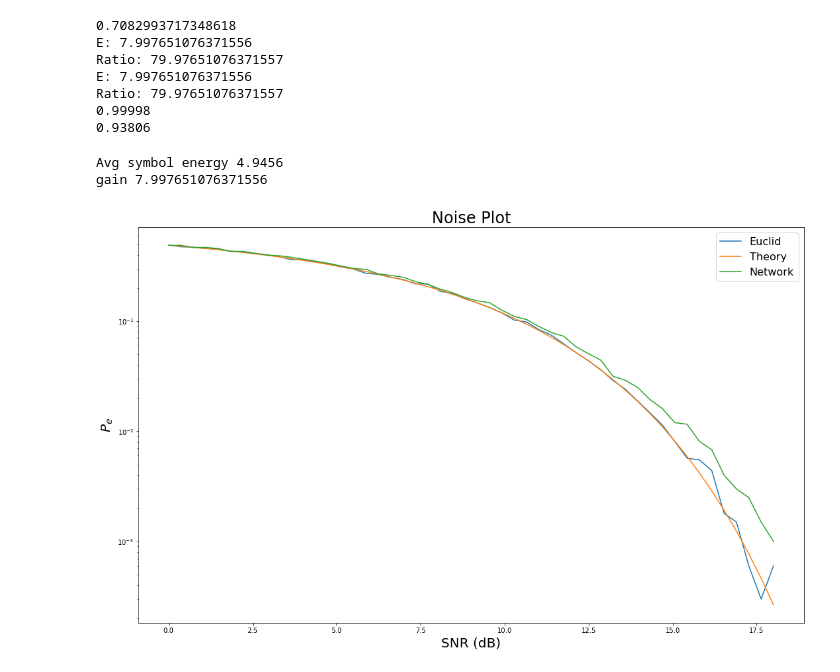
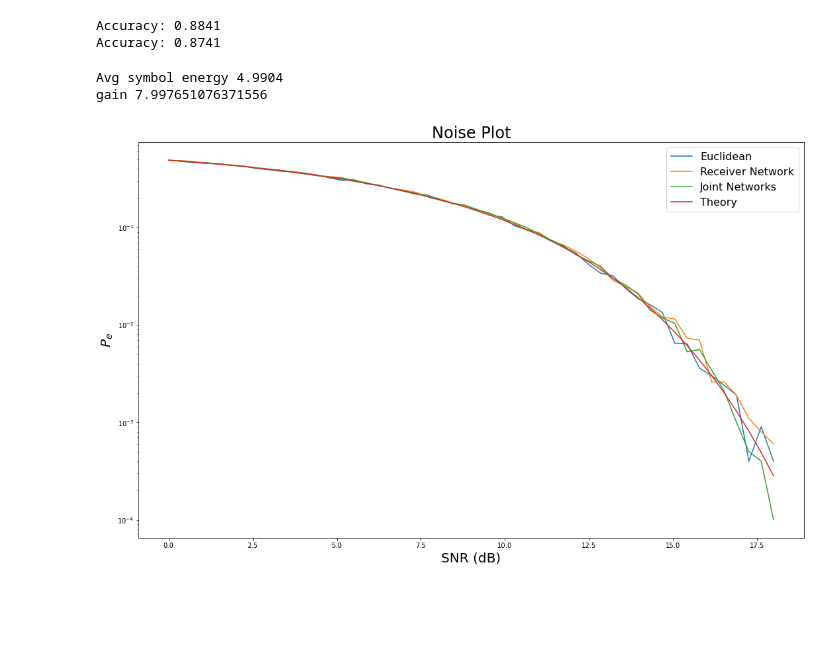
Before and after one commit to FaxMan1/Master-Thesis, a Jupyter notebook: Jupyter/MLFilterPytorch.ipynb, the cells around one changed output. Cells and saved outputs as stored; diff of their text form; code cells hidden in the pictures; blank space fills up the shorter version.

```diff
--- a/Jupyter/MLFilterPytorch.ipynb
+++ b/Jupyter/MLFilterPytorch.ipynb
@@ -104,47 +106,45 @@ plt.plot(learned_h)
 # %%
-#symbol_set = [7, 5, 3, 1, -1, -3, -5, -7] # all symbols that we use
-symbol_set = [3, 1, -1, 3]
-num_symbols = 100000
+# Evaluate
+
+symbol_set = [3, 1, -1, -3] # all symbols that we use
+num_symbols = 10000
 symbol_seq = np.random.choice(symbol_set, num_symbols, replace=True)
 m = 8
-CS = Comms_System(symbol_set=symbol_set, symbol_seq=symbol_seq, num_samples=m, norm_h=False)
-#sigma = 1 # corresponds roughly to SNR 16 (old sigma=1)
-#sigma = 0.7 # corresponds roughly to SNR 10 (old sigma=2)
-#sigma = 1.06 # corresponds roughly to SNR 6.4 (old sigma=3)
+CS = Comms_System(symbol_set=symbol_set, symbol_seq=symbol_seq, num_samples=m, beta=0.35)
 SNR = 10
-sigma = CS.SNRdb_to_sigma(SNR)
-print(sigma)
+# can never not normalize and not use gain. Either one or both.
+
+euclid_decisions = CS.transmission(SNRdb=SNR, mode='euclidean')
+receiver_net_decisions = CS.transmission(SNRdb=SNR, mode='network', model=NN)
 
 
-euclid_decisions = CS.transmission(noise_level=sigma, mode='euclidean', norm_signal=False)
-conv_decisions = CS.transmission(noise_level=sigma, mode='network', norm_signal=True, model=NN)
-
-print(1 - CS.evaluate(euclid_decisions)[1])
-print(1 - CS.evaluate(conv_decisions)[1])
+print("Accuracy:", 1 - CS.evaluate(euclid_decisions)[1])
+print("Accuracy:", 1 - CS.evaluate(receiver_net_decisions)[1])
 # %% [output]
-0.7082993717348618
-E: 7.997651076371556
-Ratio: 79.97651076371557
-E: 7.997651076371556
-Ratio: 79.97651076371557
-0.99998
-0.93806
+Accuracy: 0.8841
+Accuracy: 0.8741
-# %%
-SNRdbs, euclid_error_rates, network_error_rates, error_theory = SNR_plot_vanilla(model=NN, normalized_network=True)
-# %% [output]
-Avg symbol energy 4.9456
-gain 7.997651076371556
+# %%
+SNRdbs, euclid_er, network_er, NN_er, block_er, joint_er,  error_theory = \
+SNR_plot(num_symbols=10000, norm_nets=True, cutoff=2, all_components=False, rx_model=NN)
+# %% [output]
+Avg symbol energy 4.9904
+gain 7.997651076371556
 # %%
-plt.figure(figsize=(18, 11))
+plt.figure(figsize=(18,11))
 plt.title('Noise Plot', fontsize=24)
 plt.xlabel('SNR (dB)', fontsize=20)
 plt.ylabel('$P_e$', fontsize=20)
-plt.semilogy(SNRdbs, euclid_error_rates)
-plt.semilogy(SNRdbs, error_theory)
-plt.semilogy(SNRdbs, network_error_rates)
-
-legend = ['Euclid', 'Theory', 'Network']
-plt.legend(legend, fontsize=16)
+num = 0
+plt.semilogy(SNRdbs[num:], euclid_er[num:])
+#plt.semilogy(SNRdbs[num:], NN_er[num:])
+#plt.semilogy(SNRdbs[num:], block_er[num:])
+plt.semilogy(SNRdbs[num:], network_er[num:])
+plt.semilogy(SNRdbs[num:], joint_er[num:], alpha=1)
+plt.semilogy(SNRdbs[num:], error_theory[num:], alpha=1)
+legend0 = ['Receiver Network', 'Theory']
+legend1 = ['Euclidean', 'Receiver Network', 'Joint Networks', 'Theory']
+legend2 = ['Euclidean', 'NN Dec Maker', 'Block', 'Receiver Network', 'Joint Networks', 'Theory']
+plt.legend(legend1, fontsize=16)
 plt.show()
 # %% [output]
-[figure, old version]
+[figure, new version]
```
Also changed, not shown: parts of 7 cells of this notebook, 7 other files.
